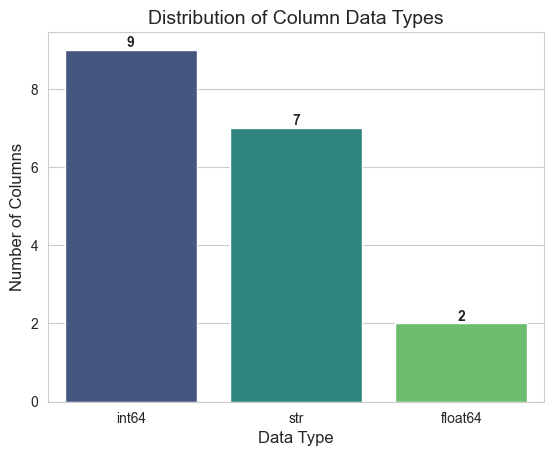
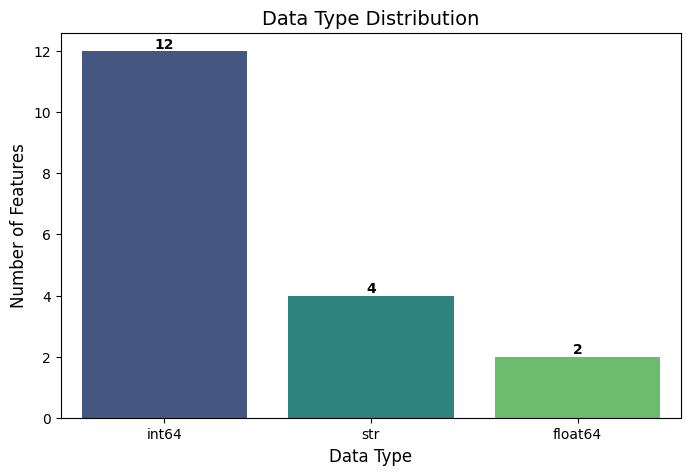
The change to this notebook cell's code, shown as a diff; its figure went from the first image to the second:
--- before
+++ after
@@ -1,13 +1,15 @@
+
 dtype_counts = df.dtypes.value_counts().reset_index()
 dtype_counts.columns = ["Data Type", "Count"]
 
-ax = sns.barplot(data=dtype_counts, x="Data Type", y="Count", palette="viridis")
-plt.title("Distribution of Column Data Types", fontsize=14)
+plt.figure(figsize=(8, 5))
+sns.barplot(data=dtype_counts, x="Data Type", y="Count", palette="viridis")
+plt.title("Data Type Distribution", fontsize=14)
 plt.xlabel("Data Type", fontsize=12)
-plt.ylabel("Number of Columns", fontsize=12)
+plt.ylabel("Number of Features", fontsize=12)
 
-# This puts labels on all bars
-for container in ax.containers:
-    ax.bar_label(container, fontsize=10, fontweight="bold")
+# اضافه کردن اعداد روی میله‌ها
+for i, v in enumerate(dtype_counts["Count"]):
+    plt.text(i, v + 0.1, str(v), ha="center", fontweight="bold")
 
 plt.show()

Commit: same ploting